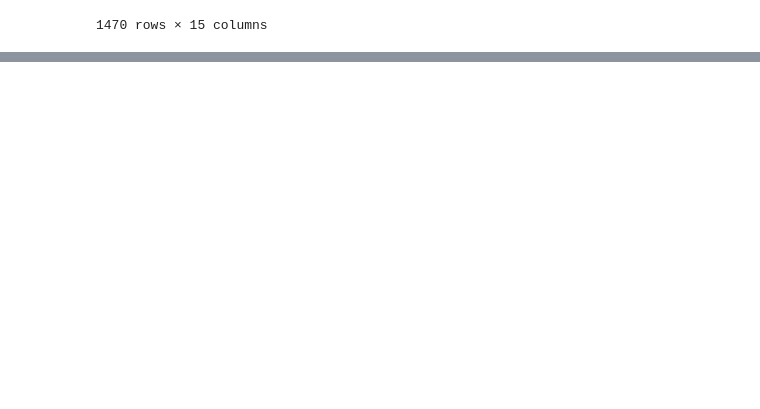
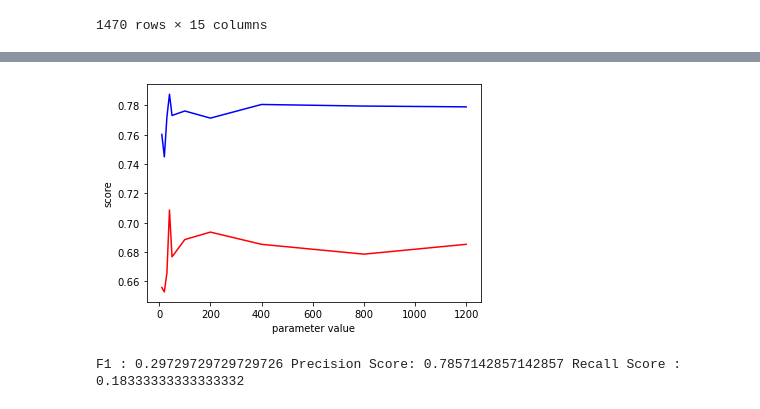
Before and after one commit to Nella796/Springboard, a Jupyter notebook: Capstone 2/Feature Engineering.ipynb, the cells around one changed output, grey strips where cells are left out. Saved outputs shown, nothing was run; the diff lists cells and outputs as text; code cells hidden in the pictures; blank space fills up the shorter version.

```diff
--- a/Capstone 2/Feature Engineering.ipynb
+++ b/Capstone 2/Feature Engineering.ipynb
@@ -43,0 +469,7 @@ y = df['Attrition']
+# %%
+random_params_test = {'bootstrap': True,
+ 'max_depth': 3,
+ 'max_features': 'auto',
+ 'min_samples_leaf': 5,
+ 'min_samples_split': 2,
+ 'n_estimators': 30}
@@ -43,0 +480,4 @@ y = df['Attrition']
+# %%
+hyper_parameter_visual(model3, random_params_test, 'n_estimators', [10,20,30,40,50, 100, 200, 400, 800,1200], X_train, X_test, y_train.values.ravel(), y_test.values.ravel())
+# %% [output]
+[figure, added]
@@ -43,0 +494,4 @@ y = df['Attrition']
+# %%
+print('F1 :', f1_score(y_test, y_pred5), 'Precision Score:', precision_score(y_test, y_pred5),'Recall Score :', recall_score(y_test, y_pred5))
+# %% [output]
+F1 : 0.29729729729729726 Precision Score: 0.7857142857142857 Recall Score : 0.18333333333333332
```
Also changed, not shown: parts of 65 cells of this notebook, 7 other files.
